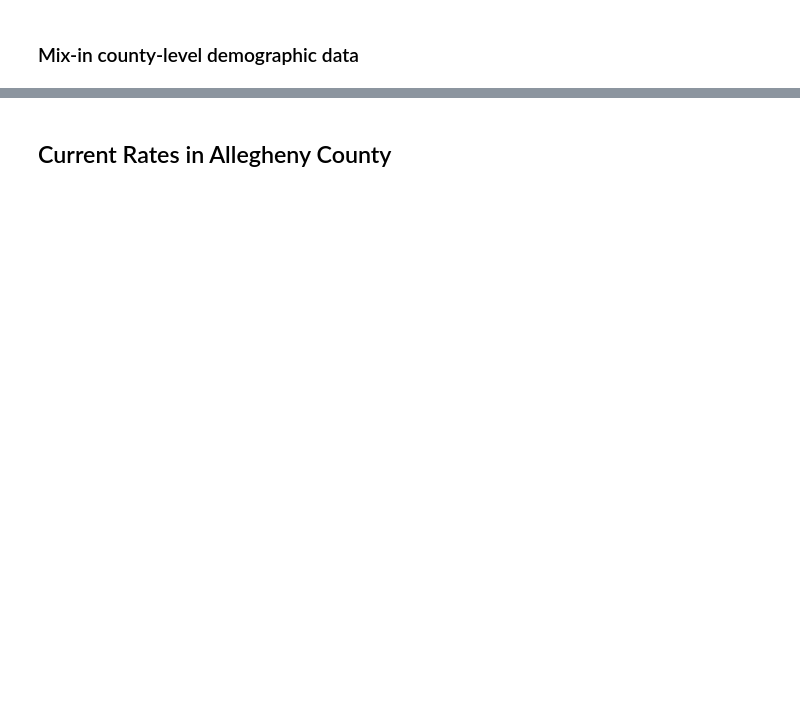
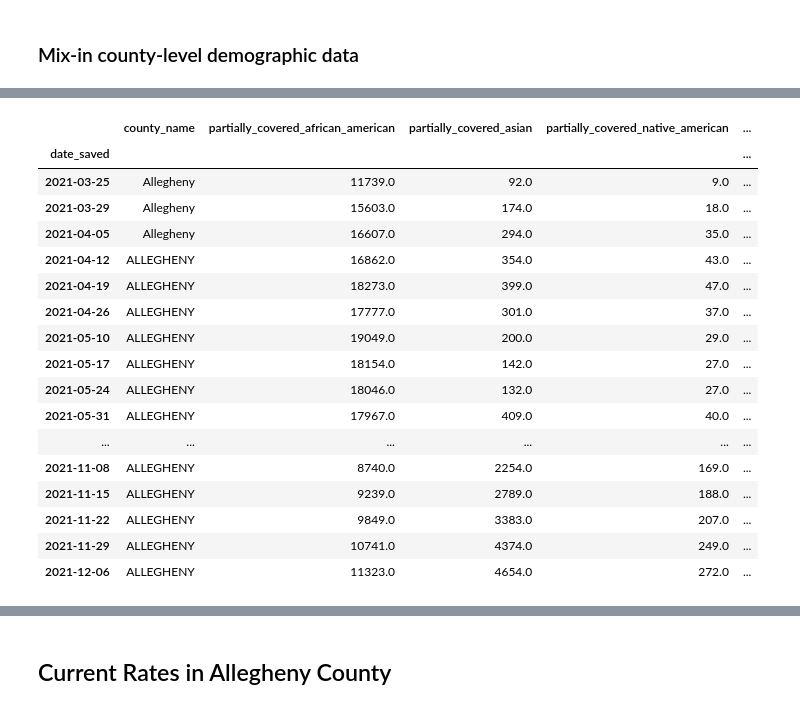
Before and after one commit to WPRDC/bec-vaccination-map, a Jupyter notebook: notebooks/vaccination-rates.ipynb, the cells around one changed output, grey strips where cells are left out. Saved outputs shown, nothing was run; the diff lists cells and outputs as text; code cells hidden in the pictures; blank space fills up the shorter version.

```diff
--- a/notebooks/vaccination-rates.ipynb
+++ b/notebooks/vaccination-rates.ipynb
@@ -244,0 +161,67 @@ county_df.sort_index(ascending=False).head()
+# %%
+lt_5_auth_date = datetime.fromisoformat('2021-10-29')
+
+county_demog_df = pd.read_csv('https://github.com/WPRDC/bec-vaccination-map/raw/main/notebooks/ac_demo.tsv', sep='\t')
+ac_age_race_lookup = county_demog_df.to_dict('records')[0]
+# Demographic data from from ACS 2019 (5yr agg)
+county_total_pop = ac_age_race_lookup['B01001001']  # 1221744
+county_black_pop = ac_age_race_lookup['B01001B001']  # 157060
+
+total_pop_tables = {
+    'total': ['B01001001', ],
+    'african_american': ['B01001B001', ],
+    'asian': ['B01001D001', ],
+    'multiple_other': ['B01001F001', 'B01001G001'],
+    'native_american': ['B01001C001', ],
+    'pacific_islander': ['B01001E001', ],
+    'white': ['B01001A001', ],
+}
+
+# make mapping of race category string to respective acs tables
+lt_12_tables = {
+    'total': ['B01001003', 'B01001004', 'B01001027', 'B01001028'],
+    'african_american': ['B01001B003', 'B01001B004', 'B01001B027', 'B01001B028'],
+    'asian': ['B01001D003', 'B01001D004', 'B01001D027', 'B01001D028'],
+    'multiple_other': ['B01001F003', 'B01001F004', 'B01001F027', 'B01001F028',
+                       'B01001G003', 'B01001G004', 'B01001G027', 'B01001G028'],
+    'native_american': ['B01001C003', 'B01001C004', 'B01001C027', 'B01001C028'],
+    'pacific_islander': ['B01001E003', 'B01001E004', 'B01001E027', 'B01001E028'],
+    'white': ['B01001A003', 'B01001A004', 'B01001A027', 'B01001A028'],
+}
+
+lt_5_tables = {
+    'total': ['B01001003', ],
+    'african_american': ['B01001B003', ],
+    'asian': ['B01001D003', ],
+    'multiple_other': ['B01001F003', 'B01001G003'],
+    'native_american': ['B01001C003', ],
+    'pacific_islander': ['B01001E003', ],
+    'white': ['B01001A003', ],
+}
+
+total_pops = {}
+ac_lt_12_pop = {}
+ac_lt_5_pop = {}
+ac_old_eligible_pop = {}
+ac_cur_eligible_pop = {}
+
+county_df.set_index('date_saved')
+# %% [output]
+|  | county_name | partially_covered_african_american | partially_covered_asian | partially_covered_native_american | ... |
+| date_saved |  |  |  |  | ... |
+| 2021-03-25 | Allegheny | 11739.0 | 92.0 | 9.0 | ... |
+| 2021-03-29 | Allegheny | 15603.0 | 174.0 | 18.0 | ... |
+| 2021-04-05 | Allegheny | 16607.0 | 294.0 | 35.0 | ... |
+| 2021-04-12 | ALLEGHENY | 16862.0 | 354.0 | 43.0 | ... |
+| 2021-04-19 | ALLEGHENY | 18273.0 | 399.0 | 47.0 | ... |
+| 2021-04-26 | ALLEGHENY | 17777.0 | 301.0 | 37.0 | ... |
+| 2021-05-10 | ALLEGHENY | 19049.0 | 200.0 | 29.0 | ... |
+| 2021-05-17 | ALLEGHENY | 18154.0 | 142.0 | 27.0 | ... |
+| 2021-05-24 | ALLEGHENY | 18046.0 | 132.0 | 27.0 | ... |
+| 2021-05-31 | ALLEGHENY | 17967.0 | 409.0 | 40.0 | ... |
+| ... | ... | ... | ... | ... | ... |
+| 2021-11-08 | ALLEGHENY | 8740.0 | 2254.0 | 169.0 | ... |
+| 2021-11-15 | ALLEGHENY | 9239.0 | 2789.0 | 188.0 | ... |
+| 2021-11-22 | ALLEGHENY | 9849.0 | 3383.0 | 207.0 | ... |
+| 2021-11-29 | ALLEGHENY | 10741.0 | 4374.0 | 249.0 | ... |
+| 2021-12-06 | ALLEGHENY | 11323.0 | 4654.0 | 272.0 | ... |
```
Also changed, not shown: parts of 6 cells of this notebook, 2 other files.
